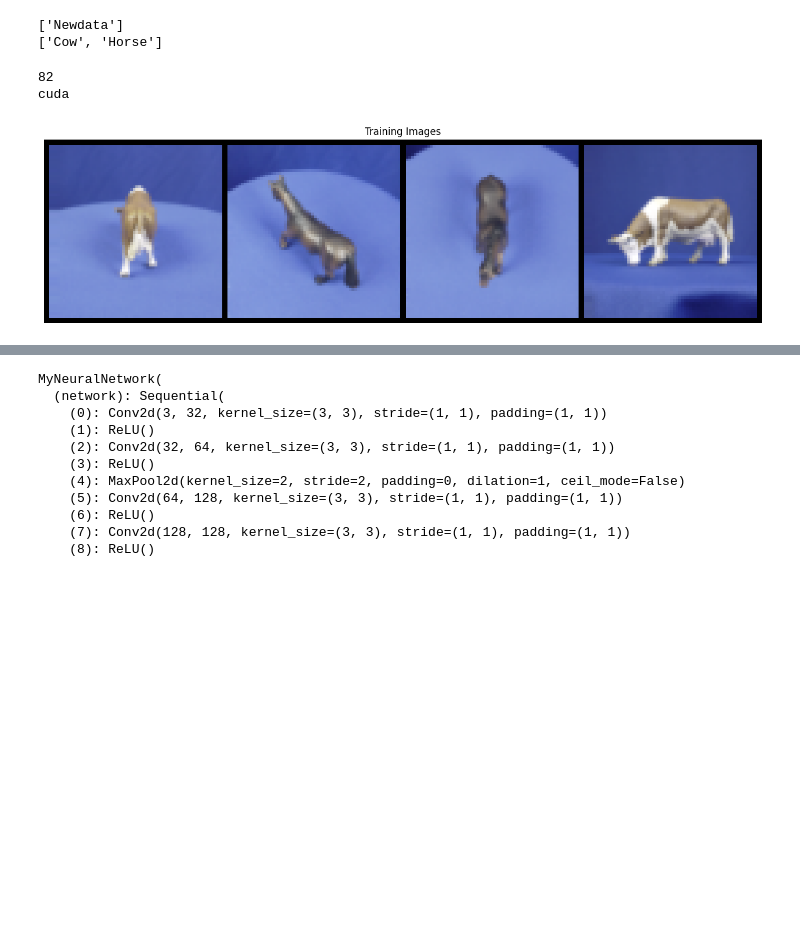
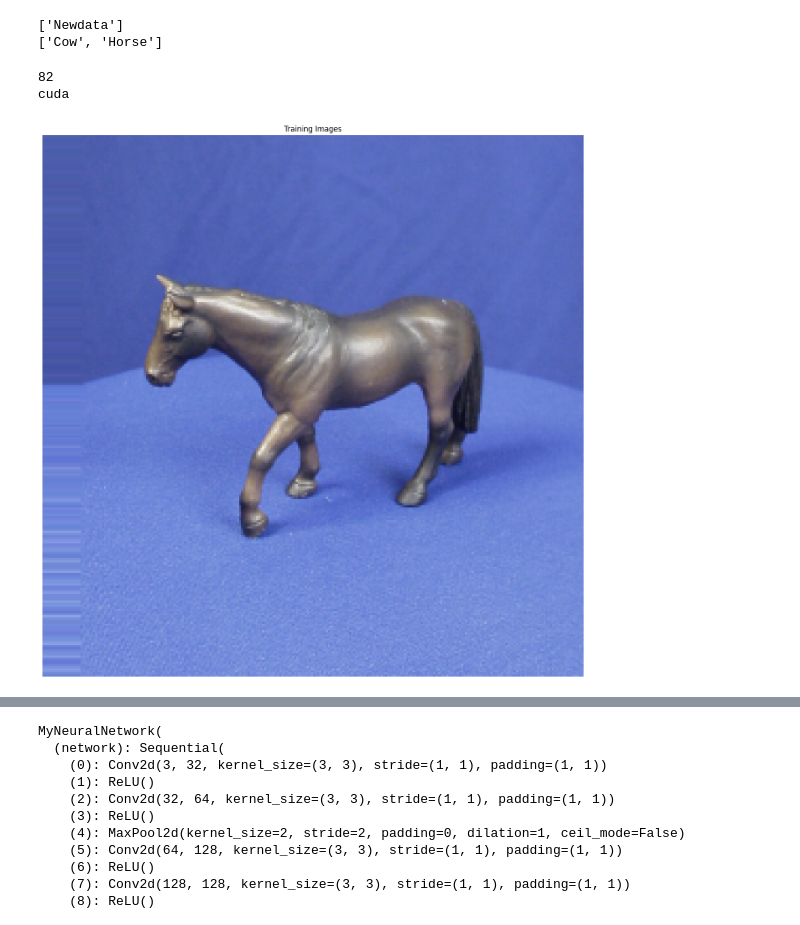
Before and after one commit to Wailsafi/GAN, a Jupyter notebook: Untitled2_(4).ipynb, the cells around one changed output, grey strips where cells are left out. Drawn from its saved outputs; the diff is of its cells as text; code cells hidden in the pictures; blank space fills up the shorter version.

Commit message:
stup evry thing before training

```diff
--- a/Untitled2_(4).ipynb
+++ b/Untitled2_(4).ipynb
@@ -31,9 +32,9 @@ import torchvision.transforms as T
 # %%
 
 class data(Dataset):
-    def __init__(self, transform=None , mode='Train'):
-        self.path_to_cow = os.path.join('./Newdata',mode,'Cow') # path to cow folder
-        self.path_to_horse = os.path.join('data_dir''/Newdata',mode,'Horse')  # path to horse folder
+    def __init__(self, transform=None , mode='Train/'):
+        self.path_to_cow = os.path.join('DATA/Newdata/', mode,'Cow') # path to cow folder
+        self.path_to_horse = os.path.join('DATA/Newdata/', mode,'Horse')  # path to horse folder
         self.img_dir_cow = [os.path.join(self.path_to_cow, i) for i in os.listdir(self.path_to_cow)] #list of all the cow images folders
         self.img_dir_horse = [os.path.join(self.path_to_horse, i) for i in os.listdir(self.path_to_horse)] #list of all the horses paths
         self.img_dir = self.img_dir_cow + self.img_dir_horse
@@ -53,42 +57,37 @@ class data(Dataset):
 # %%
 
-
-# Define image size, batch size, and normalization statistics
 transform = transforms.Compose([
-            transforms.ToPILImage(), #converts a tensor to a PIL (Python Imaging Library) image.
+            transforms.ToPILImage(),
 
 
 
-            transforms.ToTensor(), #converts PIL image to a tensor
+            transforms.ToTensor(),
             ])
-# Create DataLoader
-batch_size=4
-trainset = data(transform=transform)
-testset=data(transform=transform, mode='Test')
-testloader = torch.utils.data.DataLoader(testset, batch_size=batch_size, shuffle=True, num_workers=2)
+
+batch_size=1
+trainset = data(transform=transform, mode='train/')
+testset=data(transform=transform, mode='Test/')
+testloader = torch.utils.data.DataLoader(testset, batch_size=batch_size, shuffle=True, num_workers=0)
 
 print(len(testset))
 
+trainloader = torch.utils.data.DataLoader(trainset, batch_size=batch_size, shuffle=True, num_workers=0)
 
-
-
-trainloader = torch.utils.data.DataLoader(trainset, batch_size=batch_size, shuffle=True, num_workers=2)
-
-# Define device
 device = "cuda" if torch.cuda.is_available() else "cpu"
 print(device )
 
-# Plot some training images
 real_batch = next(iter(trainloader))
 input_data = real_batch[0]
+
+
 
 plt.figure(figsize=(16, 16))
 plt.axis("off")
 plt.title("Training Images")
-# Note: set normalize=False since the images are already normalized in the transform pipeline
+
 plt.imshow(np.transpose(vutils.make_grid(real_batch[0].cpu()[:64], padding=2, normalize=False), (1, 2, 0)))
 plt.show()
 # %% [output]
 82
 cuda
-[figure, old version]
+[figure, new version]
```
Also changed, not shown: parts of 32 cells of this notebook, 2 other files.
